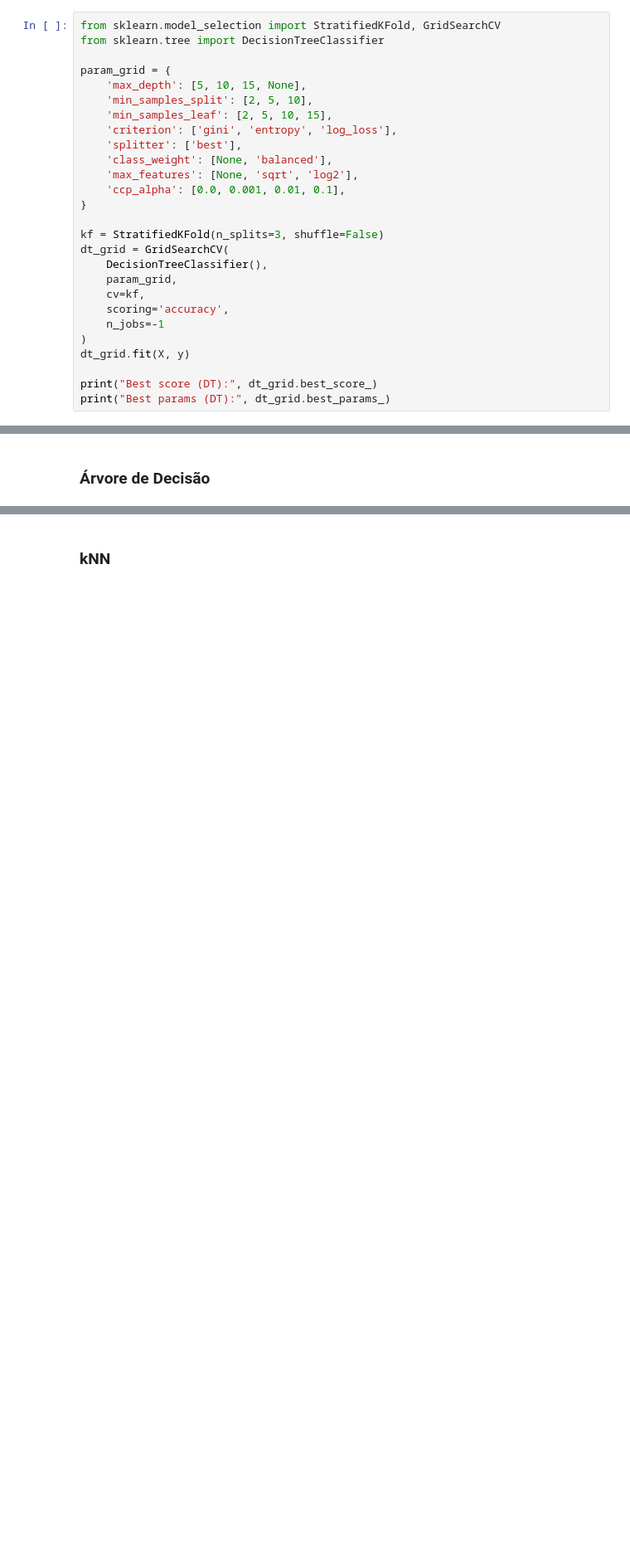
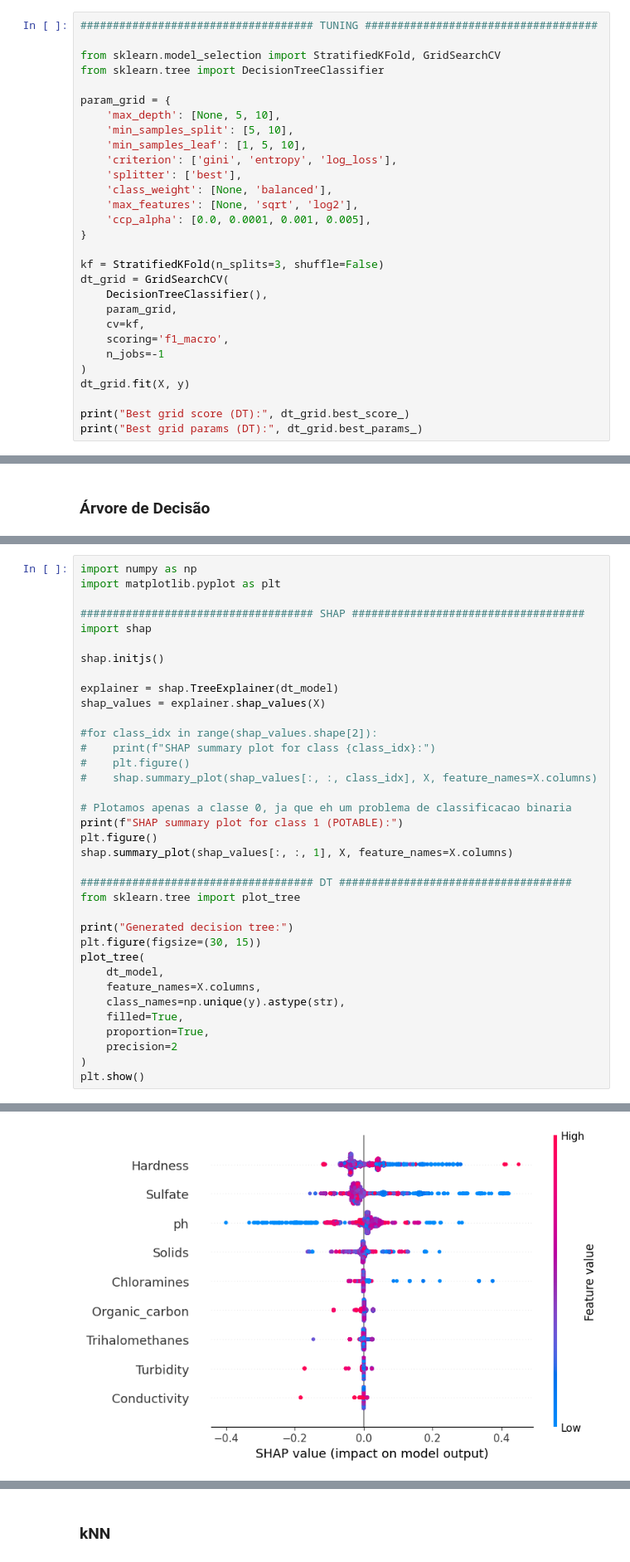
Before and after one commit to rsuffert/ai-models-interpretability, a Jupyter notebook: main.ipynb, the cells around one changed output, grey strips where cells are left out. Shown: that part at 83% size. Cells and saved outputs as stored; diff of their text form; blank space fills up the shorter version.

Commit message:
feat: Decision tree interpretation (#4)

```diff
--- a/main.ipynb
+++ b/main.ipynb
@@ -65,18 +115,20 @@ Nesta seção é feito o treinamento dos modelos utilizando o método de grid se
 # %% [markdown]
 ### Árvore de Decisão
 # %%
+#################################### TUNING ####################################
+
 from sklearn.model_selection import StratifiedKFold, GridSearchCV
 from sklearn.tree import DecisionTreeClassifier
 
 param_grid = {
-    'max_depth': [5, 10, 15, None],
-    'min_samples_split': [2, 5, 10],
-    'min_samples_leaf': [2, 5, 10, 15],
+    'max_depth': [None, 5, 10],
+    'min_samples_split': [5, 10],
+    'min_samples_leaf': [1, 5, 10],
     'criterion': ['gini', 'entropy', 'log_loss'],
     'splitter': ['best'],
     'class_weight': [None, 'balanced'],
     'max_features': [None, 'sqrt', 'log2'],
-    'ccp_alpha': [0.0, 0.001, 0.01, 0.1],
+    'ccp_alpha': [0.0, 0.0001, 0.001, 0.005],
 }
 
 kf = StratifiedKFold(n_splits=3, shuffle=False)
@@ -84,10 +136,10 @@ dt_grid = GridSearchCV(
     DecisionTreeClassifier(),
     param_grid,
     cv=kf,
-    scoring='accuracy',
+    scoring='f1_macro',
     n_jobs=-1
 )
 dt_grid.fit(X, y)
 
-print("Best score (DT):", dt_grid.best_score_)
-print("Best params (DT):", dt_grid.best_params_)
+print("Best grid score (DT):", dt_grid.best_score_)
+print("Best grid params (DT):", dt_grid.best_params_)
@@ -182,0 +235,37 @@ plt.show()
+# %%
+import numpy as np
+import matplotlib.pyplot as plt
+
+#################################### SHAP ####################################
+import shap
+
+shap.initjs()
+
+explainer = shap.TreeExplainer(dt_model)
+shap_values = explainer.shap_values(X)
+
+#for class_idx in range(shap_values.shape[2]):
+#    print(f"SHAP summary plot for class {class_idx}:")
+#    plt.figure()
+#    shap.summary_plot(shap_values[:, :, class_idx], X, feature_names=X.columns)
+
+# Plotamos apenas a classe 0, ja que eh um problema de classificacao binaria
+print(f"SHAP summary plot for class 1 (POTABLE):")
+plt.figure()
+shap.summary_plot(shap_values[:, :, 1], X, feature_names=X.columns)
+
+#################################### DT ####################################
+from sklearn.tree import plot_tree
+
+print("Generated decision tree:")
+plt.figure(figsize=(30, 15))
+plot_tree(
+    dt_model,
+    feature_names=X.columns,
+    class_names=np.unique(y).astype(str),
+    filled=True,
+    proportion=True,
+    precision=2
+)
+plt.show()
+# %% [output]
@@ -182,0 +274 @@ plt.show()
+[figure, added]
```
Also changed, not shown: parts of 7 cells of this notebook, 2 other files.
